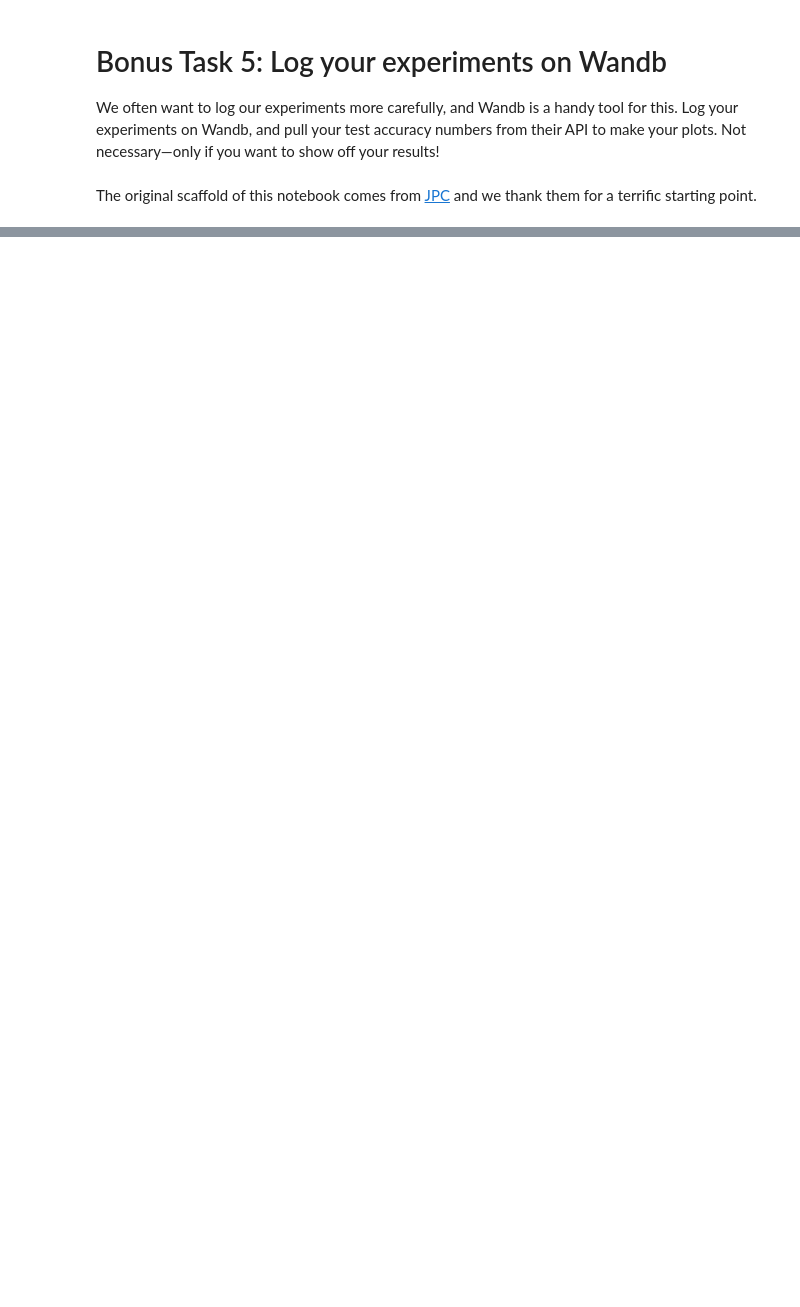
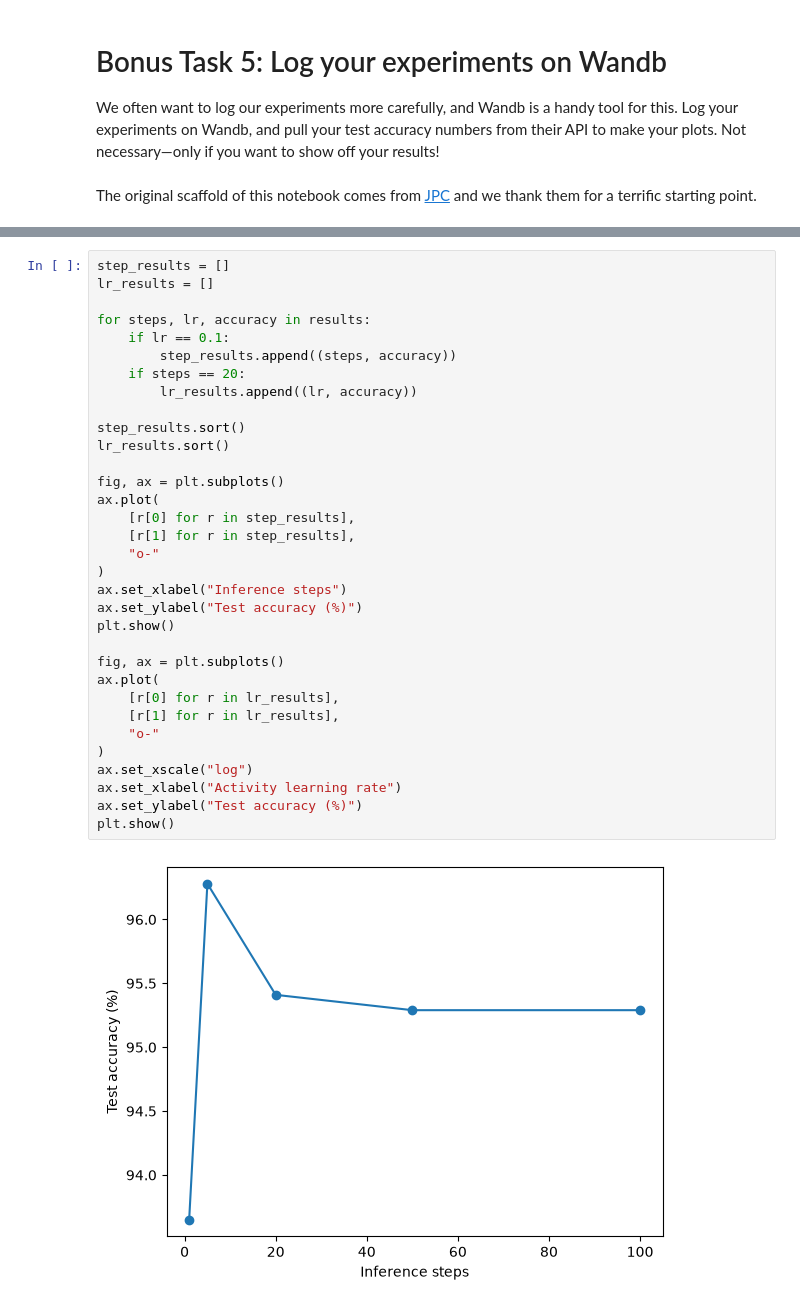
Before and after one commit to pvd232/BPL, a Jupyter notebook: pc_in_jax.ipynb, the cells around one changed output, grey strips where cells are left out. Drawn from its saved outputs; the diff is of its cells as text; blank space fills up the shorter version.

Commit message:
Plot notebook experiments after fetching W&B results

```diff
--- a/pc_in_jax.ipynb
+++ b/pc_in_jax.ipynb
@@ -665,0 +769,35 @@ The original scaffold of this notebook comes from [JPC](https://github.com/thebu
+# %%
+step_results = []
+lr_results = []
+
+for steps, lr, accuracy in results:
+    if lr == 0.1:
+        step_results.append((steps, accuracy))
+    if steps == 20:
+        lr_results.append((lr, accuracy))
+
+step_results.sort()
+lr_results.sort()
+
+fig, ax = plt.subplots()
+ax.plot(
+    [r[0] for r in step_results],
+    [r[1] for r in step_results],
+    "o-"
+)
+ax.set_xlabel("Inference steps")
+ax.set_ylabel("Test accuracy (%)")
+plt.show()
+
+fig, ax = plt.subplots()
+ax.plot(
+    [r[0] for r in lr_results],
+    [r[1] for r in lr_results],
+    "o-"
+)
+ax.set_xscale("log")
+ax.set_xlabel("Activity learning rate")
+ax.set_ylabel("Test accuracy (%)")
+plt.show()
+# %% [output]
+[figure, added]
```
Also changed, not shown: parts of 3 cells of this notebook.
